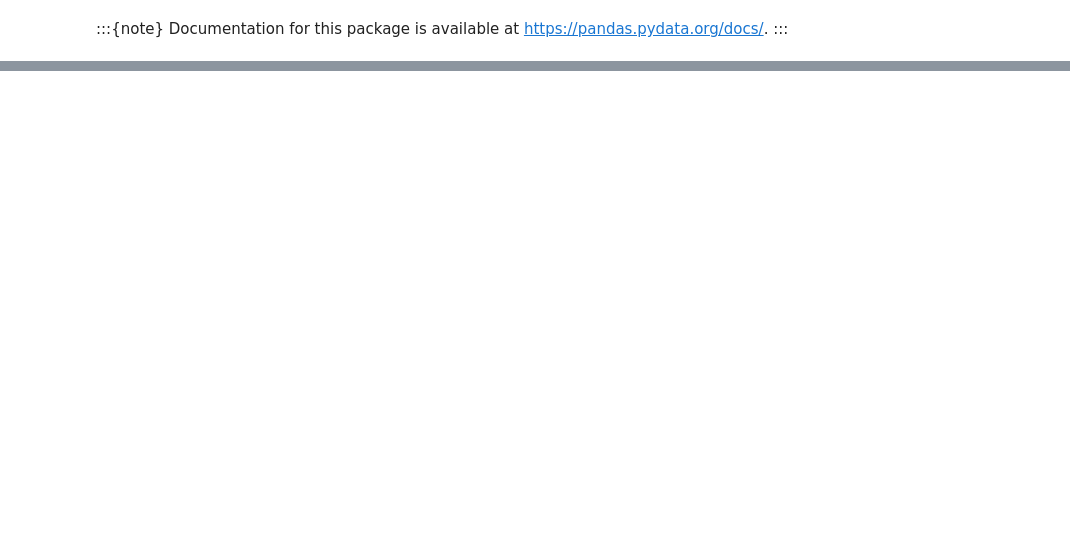
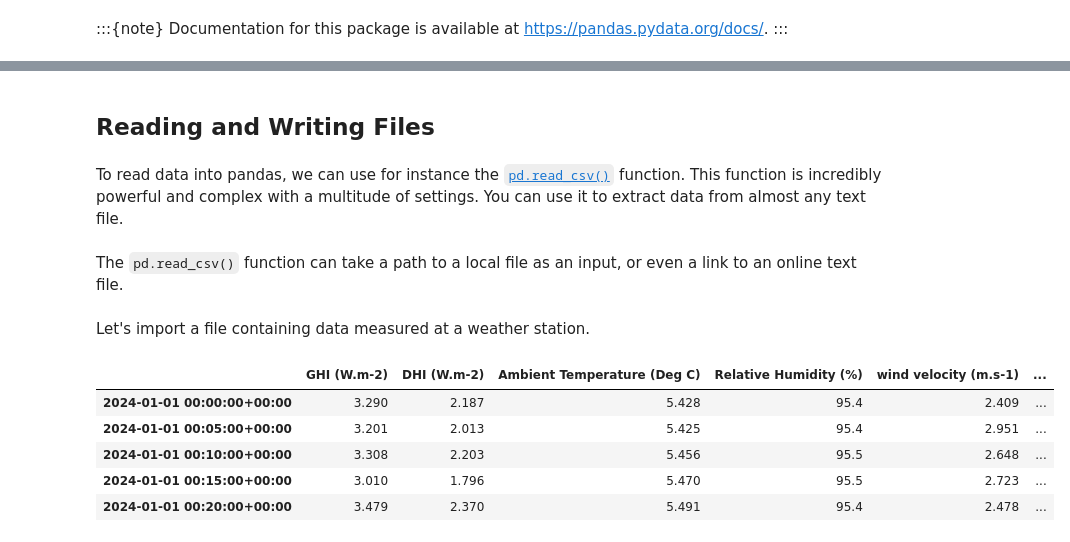
Before and after one commit to martavp/pv-textbook, a Jupyter notebook: _sources/intro-pandas.ipynb, the cells around one changed output, grey strips where cells are left out. Cells and saved outputs as stored; diff of their text form; code cells hidden in the pictures; blank space fills up the shorter version.

```diff
--- a/_sources/intro-pandas.ipynb
+++ b/_sources/intro-pandas.ipynb
@@ -30,0 +497,8 @@ Documentation for this package is available at https://pandas.pydata.org/docs/.
+# %% [markdown]
+## Reading and Writing Files
+# %% [markdown]
+To read data into pandas, we can use for instance the [`pd.read_csv()`](https://pandas.pydata.org/pandas-docs/stable/generated/pandas.read_csv.html) function. This function is incredibly powerful and complex with a multitude of settings. You can use it to extract data from almost any text file.
+# %% [markdown]
+The `pd.read_csv()` function can take a path to a local file as an input, or even a link to an online text file.
+# %% [markdown]
+Let's import a file containing data measured at a weather station.
@@ -30,0 +507,10 @@ Documentation for this package is available at https://pandas.pydata.org/docs/.
+# %%
+df = pd.read_csv(fn, index_col=0)
+df.iloc[:5, :10]
+# %% [output]
+|  | GHI (W.m-2) | DHI (W.m-2) | Ambient Temperature (Deg C) | Relative Humidity (%) | wind velocity (m.s-1) | ... |
+| 2024-01-01 00:00:00+00:00 | 3.290 | 2.187 | 5.428 | 95.4 | 2.409 | ... |
+| 2024-01-01 00:05:00+00:00 | 3.201 | 2.013 | 5.425 | 95.4 | 2.951 | ... |
+| 2024-01-01 00:10:00+00:00 | 3.308 | 2.203 | 5.456 | 95.5 | 2.648 | ... |
+| 2024-01-01 00:15:00+00:00 | 3.010 | 1.796 | 5.470 | 95.5 | 2.723 | ... |
+| 2024-01-01 00:20:00+00:00 | 3.479 | 2.370 | 5.491 | 95.4 | 2.478 | ... |
```
Also changed, not shown: parts of 96 cells of this notebook, 57 other files.
